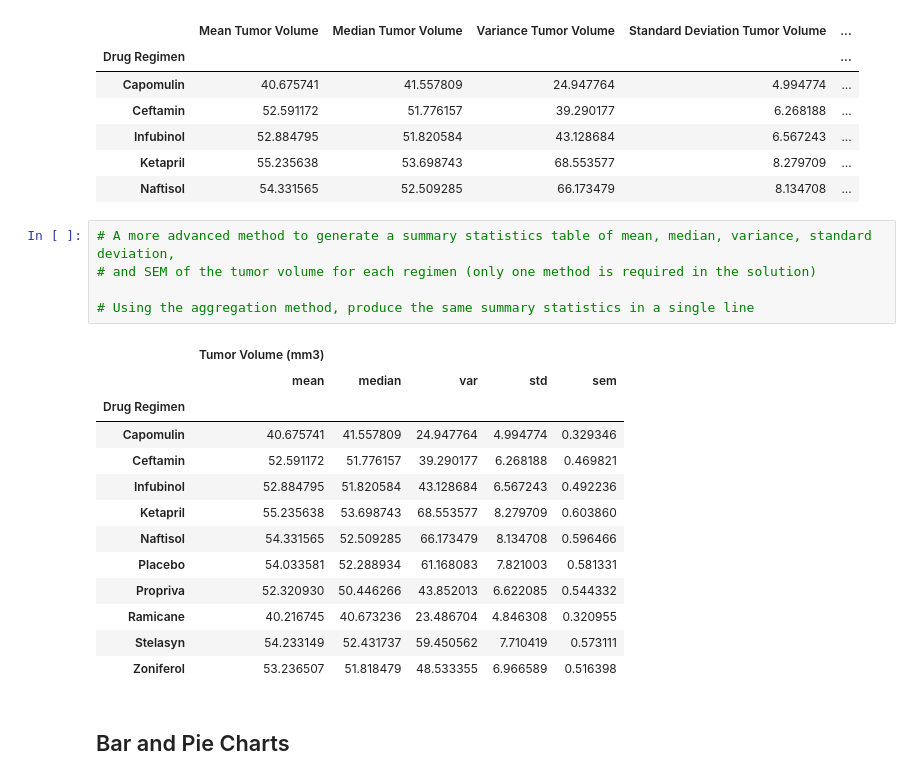
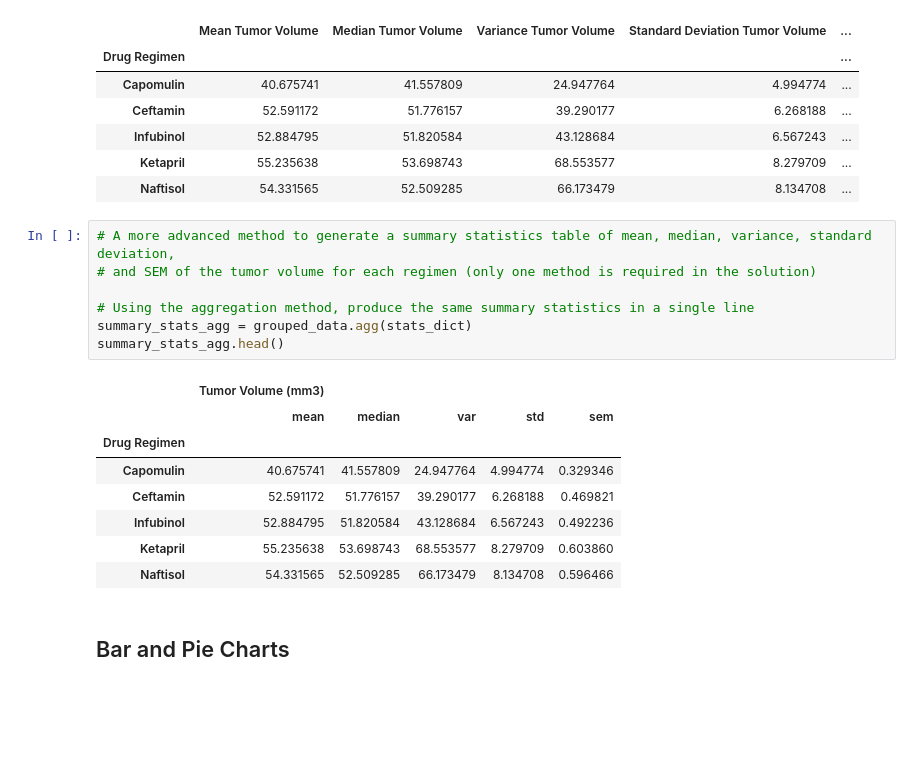
Before and after one commit to Xthe23/Mice-Treatment-Results-Analysis, a Jupyter notebook: Pymaceuticals/pymaceuticals.ipynb, the cells around one changed output. Saved outputs shown, nothing was run; the diff lists cells and outputs as text; blank space fills up the shorter version.

```diff
--- a/Pymaceuticals/pymaceuticals.ipynb
+++ b/Pymaceuticals/pymaceuticals.ipynb
@@ -142,21 +142,18 @@ summary_stats.head()
 # %%
 # A more advanced method to generate a summary statistics table of mean, median, variance, standard deviation,
 # and SEM of the tumor volume for each regimen (only one method is required in the solution)
 
 # Using the aggregation method, produce the same summary statistics in a single line
+summary_stats_agg = grouped_data.agg(stats_dict)
+summary_stats_agg.head()
 # %% [output]
 |  | Tumor Volume (mm3) |  |  |  |  |
 |  | mean | median | var | std | sem |
 | Drug Regimen |  |  |  |  |  |
 | Capomulin | 40.675741 | 41.557809 | 24.947764 | 4.994774 | 0.329346 |
 | Ceftamin | 52.591172 | 51.776157 | 39.290177 | 6.268188 | 0.469821 |
 | Infubinol | 52.884795 | 51.820584 | 43.128684 | 6.567243 | 0.492236 |
 | Ketapril | 55.235638 | 53.698743 | 68.553577 | 8.279709 | 0.603860 |
 | Naftisol | 54.331565 | 52.509285 | 66.173479 | 8.134708 | 0.596466 |
-| Placebo | 54.033581 | 52.288934 | 61.168083 | 7.821003 | 0.581331 |
-| Propriva | 52.320930 | 50.446266 | 43.852013 | 6.622085 | 0.544332 |
-| Ramicane | 40.216745 | 40.673236 | 23.486704 | 4.846308 | 0.320955 |
-| Stelasyn | 54.233149 | 52.431737 | 59.450562 | 7.710419 | 0.573111 |
-| Zoniferol | 53.236507 | 51.818479 | 48.533355 | 6.966589 | 0.516398 |
 # %% [markdown]
 ## Bar and Pie Charts
```
Also changed, not shown: parts of 15 cells of this notebook.
